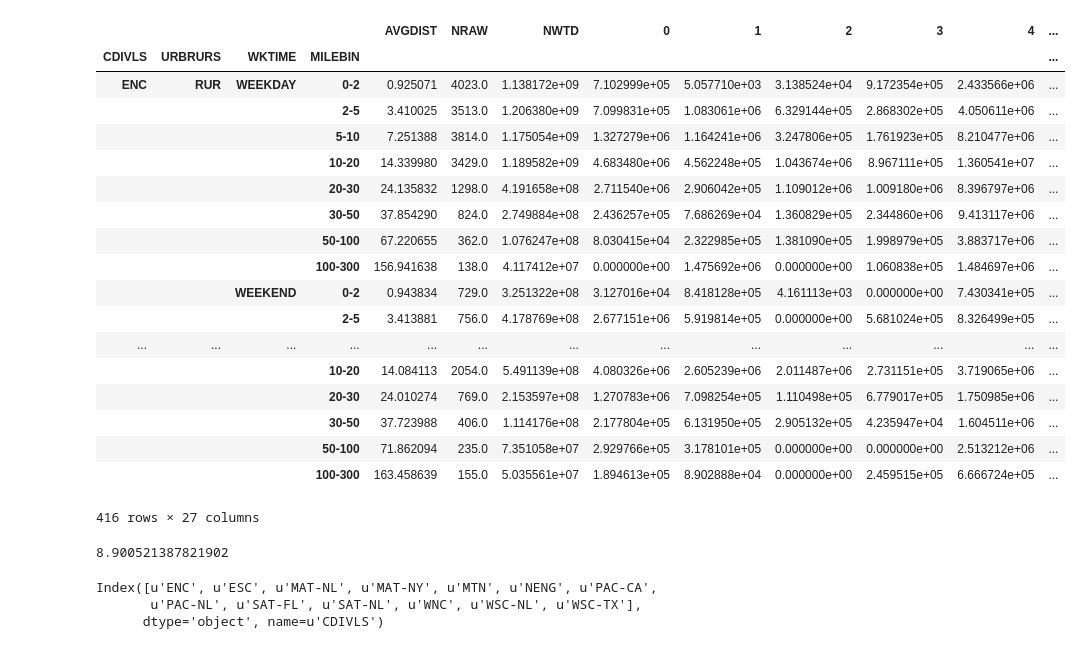
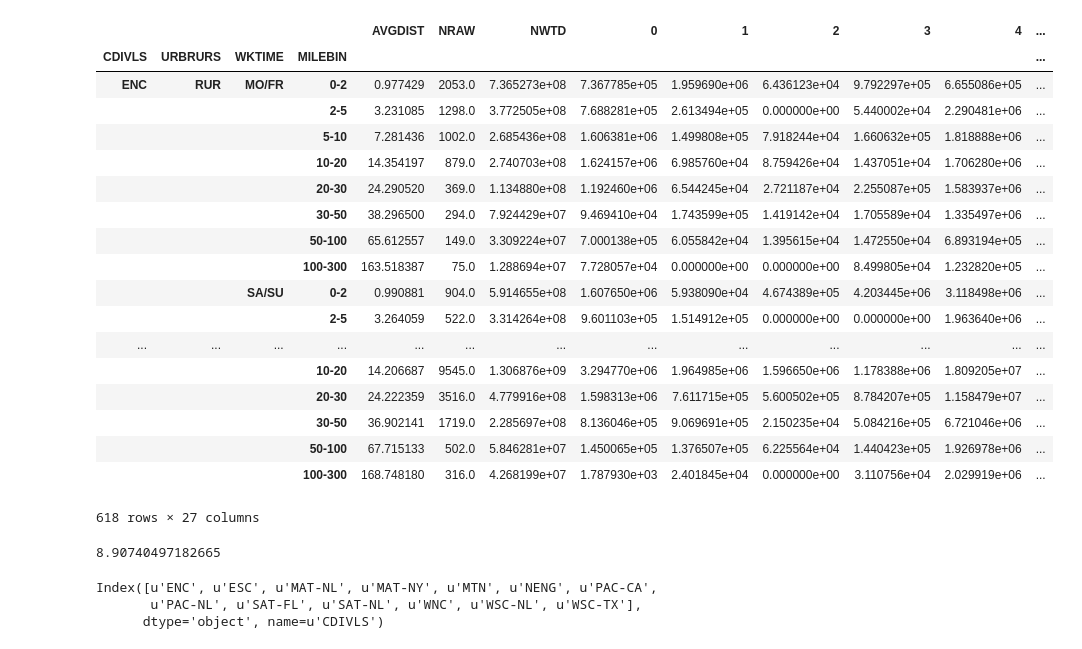
Before and after one commit to LBNL-UCB-STI/gem, a Jupyter notebook: preprocessing/Read and combine binned distributions.ipynb, the cells around one changed output. Cells and saved outputs as stored; diff of their text form; code cells hidden in the pictures.

Commit message:
updated notebooks for more granular weektime and transit/no-transit

```diff
--- a/preprocessing/Read and combine binned distributions.ipynb
+++ b/preprocessing/Read and combine binned distributions.ipynb
@@ -3,11 +3,19 @@ import pandas as pd
 import numpy as np
 import matplotlib.pyplot as plt
 %matplotlib notebook
+# %%
+#setup
+include_transit = True
+if include_transit:
+    tag = 'with_transit'
+else:
+    tag='no_transit'
+#Read in and create nested index
+data_dir = 'C:\\Users\\bgerke.DOMINO0\\Desktop\\NHTS\\binned_dists\\'
 # %%
-#Read in and create nested index
-data_dir = 'C:\\Users\\bgerke\\Desktop\\NHTS\\binned_dists'
-dist_hists = pd.read_csv(data_dir+'\\dist_hists_by_region.csv')
-hourly_profiles = pd.read_csv(data_dir+'\\hourly_profiles_urb_rur.csv')
+
+dist_hists = pd.read_csv(data_dir+'dist_hists_by_region_'+tag+'.csv')
+hourly_profiles = pd.read_csv(data_dir+'hourly_profiles_urb_rur_'+tag+'.csv')
 dist_hists.set_index(['CDIVLS','URBRURS','WKTIME','MILEBIN'], inplace=True)
 hourly_profiles.set_index(['URBRURS','WKTIME','MILEBIN','STRTHOUR'], inplace=True)
 # %%
@@ -94,33 +102,33 @@ for reg in dist_hists.index.levels[0]:
 # %%
 #If you want to write this out to CSV, uncomment and modify the below.
 #BUT make sure to see below for example usage!
-
-dist_hour_hists#to_csv(data_dir+'dist_hour_hists.csv')
+dist_hour_hists.to_csv(data_dir+'dist_hour_hists_'+tag+'.csv')
+dist_hour_hists
 # %% [output]
 |  |  |  |  | AVGDIST | NRAW | NWTD | 0 | 1 | 2 | 3 | 4 | ... |
 | CDIVLS | URBRURS | WKTIME | MILEBIN |  |  |  |  |  |  |  |  | ... |
-| ENC | RUR | WEEKDAY | 0-2 | 0.925071 | 4023.0 | 1.138172e+09 | 7.102999e+05 | 5.057710e+03 | 3.138524e+04 | 9.172354e+05 | 2.433566e+06 | ... |
-|  |  |  | 2-5 | 3.410025 | 3513.0 | 1.206380e+09 | 7.099831e+05 | 1.083061e+06 | 6.329144e+05 | 2.868302e+05 | 4.050611e+06 | ... |
-|  |  |  | 5-10 | 7.251388 | 3814.0 | 1.175054e+09 | 1.327279e+06 | 1.164241e+06 | 3.247806e+05 | 1.761923e+05 | 8.210477e+06 | ... |
-|  |  |  | 10-20 | 14.339980 | 3429.0 | 1.189582e+09 | 4.683480e+06 | 4.562248e+05 | 1.043674e+06 | 8.967111e+05 | 1.360541e+07 | ... |
-|  |  |  | 20-30 | 24.135832 | 1298.0 | 4.191658e+08 | 2.711540e+06 | 2.906042e+05 | 1.109012e+06 | 1.009180e+06 | 8.396797e+06 | ... |
-|  |  |  | 30-50 | 37.854290 | 824.0 | 2.749884e+08 | 2.436257e+05 | 7.686269e+04 | 1.360829e+05 | 2.344860e+06 | 9.413117e+06 | ... |
-|  |  |  | 50-100 | 67.220655 | 362.0 | 1.076247e+08 | 8.030415e+04 | 2.322985e+05 | 1.381090e+05 | 1.998979e+05 | 3.883717e+06 | ... |
-|  |  |  | 100-300 | 156.941638 | 138.0 | 4.117412e+07 | 0.000000e+00 | 1.475692e+06 | 0.000000e+00 | 1.060838e+05 | 1.484697e+06 | ... |
-|  |  | WEEKEND | 0-2 | 0.943834 | 729.0 | 3.251322e+08 | 3.127016e+04 | 8.418128e+05 | 4.161113e+03 | 0.000000e+00 | 7.430341e+05 | ... |
-|  |  |  | 2-5 | 3.413881 | 756.0 | 4.178769e+08 | 2.677151e+06 | 5.919814e+05 | 0.000000e+00 | 5.681024e+05 | 8.326499e+05 | ... |
+| ENC | RUR | MO/FR | 0-2 | 0.977429 | 2053.0 | 7.365273e+08 | 7.367785e+05 | 1.959690e+06 | 6.436123e+04 | 9.792297e+05 | 6.655086e+05 | ... |
+|  |  |  | 2-5 | 3.231085 | 1298.0 | 3.772505e+08 | 7.688281e+05 | 2.613494e+05 | 0.000000e+00 | 5.440002e+04 | 2.290481e+06 | ... |
+|  |  |  | 5-10 | 7.281436 | 1002.0 | 2.685436e+08 | 1.606381e+06 | 1.499808e+05 | 7.918244e+04 | 1.660632e+05 | 1.818888e+06 | ... |
+|  |  |  | 10-20 | 14.354197 | 879.0 | 2.740703e+08 | 1.624157e+06 | 6.985760e+04 | 8.759426e+04 | 1.437051e+04 | 1.706280e+06 | ... |
+|  |  |  | 20-30 | 24.290520 | 369.0 | 1.134880e+08 | 1.192460e+06 | 6.544245e+04 | 2.721187e+04 | 2.255087e+05 | 1.583937e+06 | ... |
+|  |  |  | 30-50 | 38.296500 | 294.0 | 7.924429e+07 | 9.469410e+04 | 1.743599e+05 | 1.419142e+04 | 1.705589e+04 | 1.335497e+06 | ... |
+|  |  |  | 50-100 | 65.612557 | 149.0 | 3.309224e+07 | 7.000138e+05 | 6.055842e+04 | 1.395615e+04 | 1.472550e+04 | 6.893194e+05 | ... |
+|  |  |  | 100-300 | 163.518387 | 75.0 | 1.288694e+07 | 7.728057e+04 | 0.000000e+00 | 0.000000e+00 | 8.499805e+04 | 1.232820e+05 | ... |
+|  |  | SA/SU | 0-2 | 0.990881 | 904.0 | 5.914655e+08 | 1.607650e+06 | 5.938090e+04 | 4.674389e+05 | 4.203445e+06 | 3.118498e+06 | ... |
+|  |  |  | 2-5 | 3.264059 | 522.0 | 3.314264e+08 | 9.601103e+05 | 1.514912e+05 | 0.000000e+00 | 0.000000e+00 | 1.963640e+06 | ... |
 | ... | ... | ... | ... | ... | ... | ... | ... | ... | ... | ... | ... | ... |
-|  |  |  | 10-20 | 14.084113 | 2054.0 | 5.491139e+08 | 4.080326e+06 | 2.605239e+06 | 2.011487e+06 | 2.731151e+05 | 3.719065e+06 | ... |
-|  |  |  | 20-30 | 24.010274 | 769.0 | 2.153597e+08 | 1.270783e+06 | 7.098254e+05 | 1.110498e+05 | 6.779017e+05 | 1.750985e+06 | ... |
-|  |  |  | 30-50 | 37.723988 | 406.0 | 1.114176e+08 | 2.177804e+05 | 6.131950e+05 | 2.905132e+05 | 4.235947e+04 | 1.604511e+06 | ... |
-|  |  |  | 50-100 | 71.862094 | 235.0 | 7.351058e+07 | 2.929766e+05 | 3.178101e+05 | 0.000000e+00 | 0.000000e+00 | 2.513212e+06 | ... |
-|  |  |  | 100-300 | 163.458639 | 155.0 | 5.035561e+07 | 1.894613e+05 | 8.902888e+04 | 0.000000e+00 | 2.459515e+05 | 6.666724e+05 | ... |
+|  |  |  | 10-20 | 14.206687 | 9545.0 | 1.306876e+09 | 3.294770e+06 | 1.964985e+06 | 1.596650e+06 | 1.178388e+06 | 1.809205e+07 | ... |
+|  |  |  | 20-30 | 24.222359 | 3516.0 | 4.779916e+08 | 1.598313e+06 | 7.611715e+05 | 5.600502e+05 | 8.784207e+05 | 1.158479e+07 | ... |
+|  |  |  | 30-50 | 36.902141 | 1719.0 | 2.285697e+08 | 8.136046e+05 | 9.069691e+05 | 2.150235e+04 | 5.084216e+05 | 6.721046e+06 | ... |
+|  |  |  | 50-100 | 67.715133 | 502.0 | 5.846281e+07 | 1.450065e+05 | 1.376507e+05 | 6.225564e+04 | 1.440423e+05 | 1.926978e+06 | ... |
+|  |  |  | 100-300 | 168.748180 | 316.0 | 4.268199e+07 | 1.787930e+03 | 2.401845e+04 | 0.000000e+00 | 3.110756e+04 | 2.029919e+06 | ... |
-416 rows × 27 columns
+618 rows × 27 columns
 # %%
 #Check average miles (should be ~9)
 dist_hour_hists[range(24)].mul(dist_hour_hists['AVGDIST'], axis=0).sum(axis=1).sum()/dist_hour_hists[range(24)].sum(axis=1).sum()
 # %% [output]
-8.900521387821902
+8.90740497182665
 # %%
 #list the regions
 dist_hour_hists.index.levels[0].unique()
```
Also changed, not shown: parts of 7 cells of this notebook, 1 other file.
